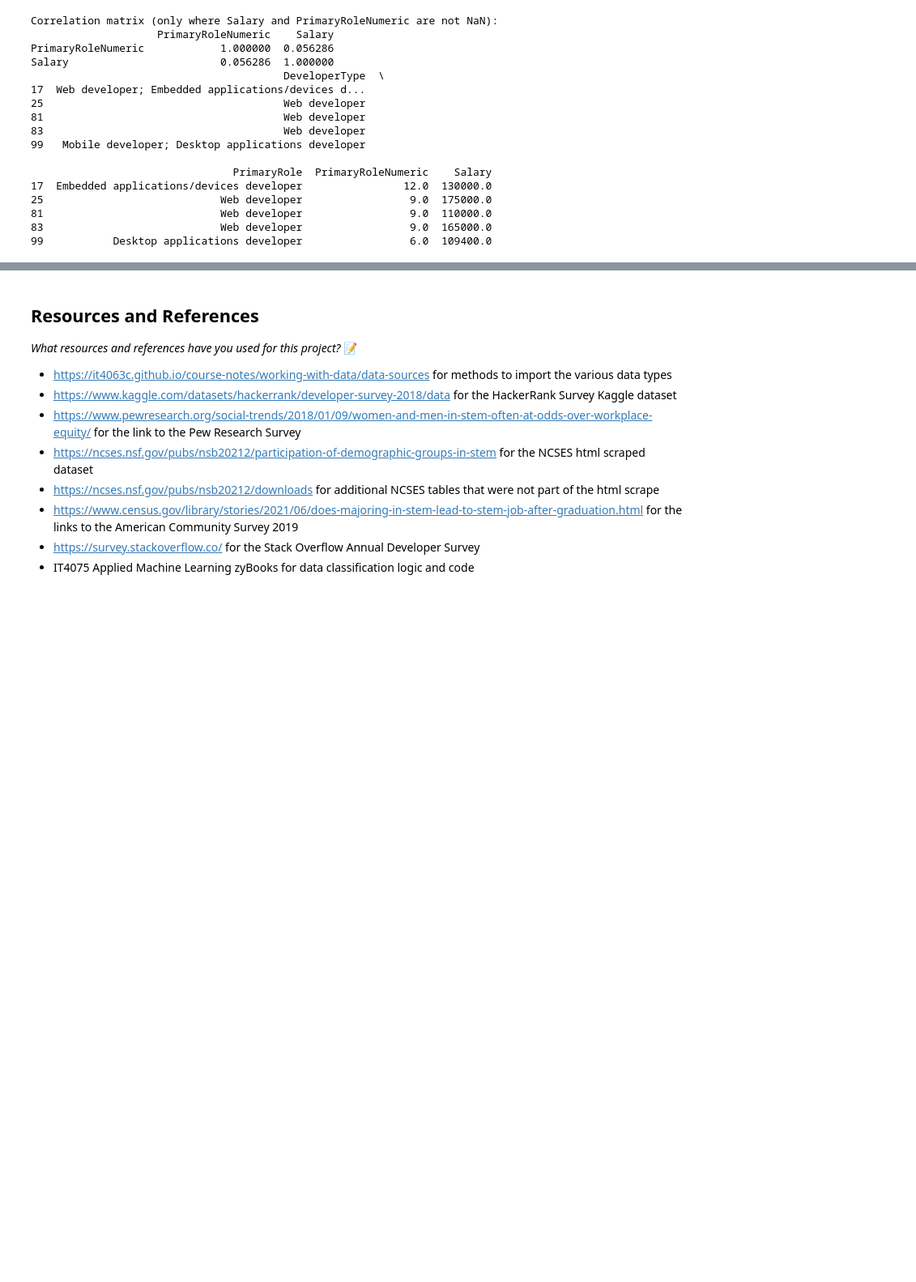
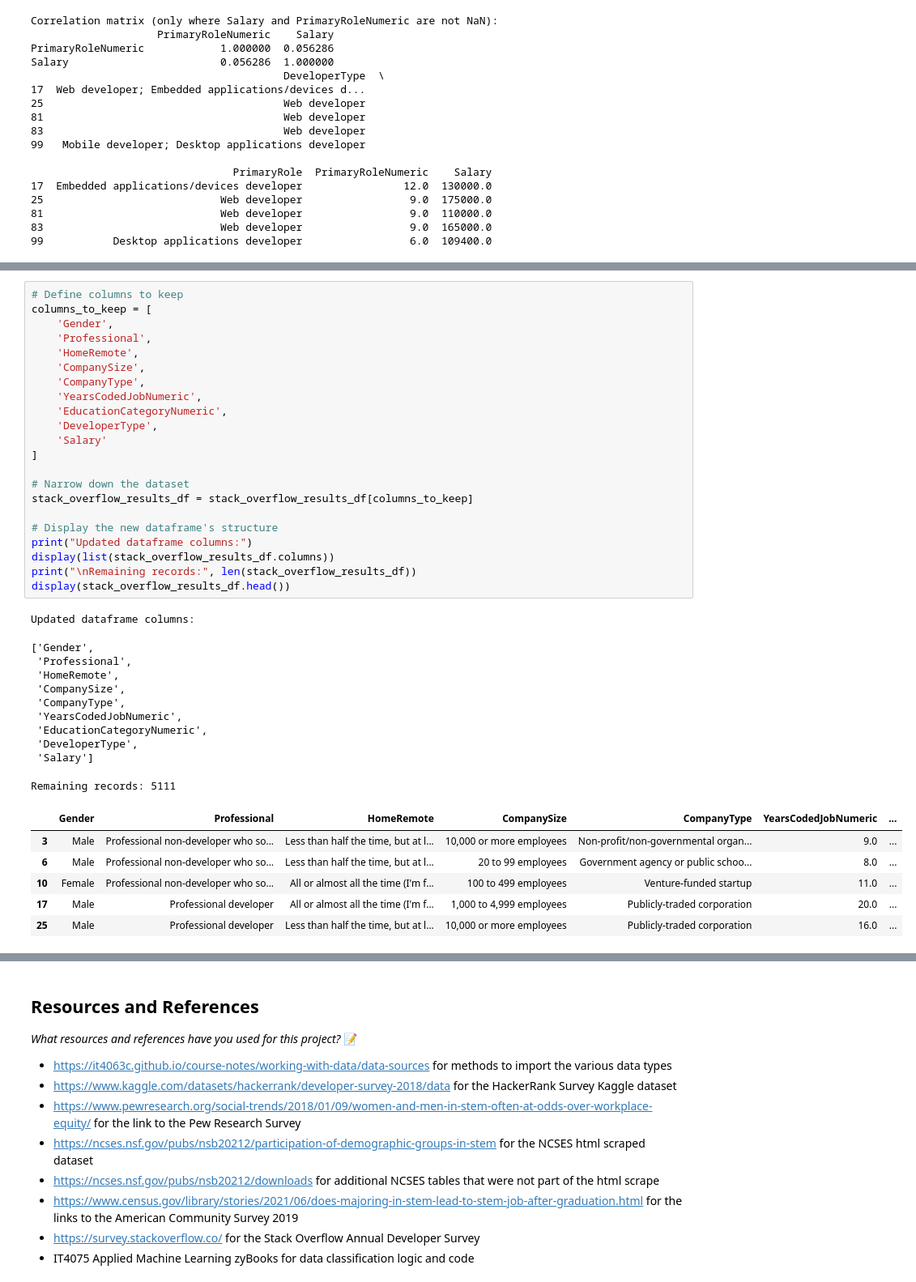
Before and after one commit to IT4063C-Fall24/final-project-yaumj, a Jupyter notebook: source.ipynb, the cells around one changed output, grey strips where cells are left out. Shown at 81% size. Cells and saved outputs as stored; diff of their text form; blank space fills up the shorter version.

```diff
--- a/source.ipynb
+++ b/source.ipynb
@@ -4005,0 +4087,40 @@ Salary                        0.056286  1.000000
+# %%
+# Define columns to keep
+columns_to_keep = [
+    'Gender',
+    'Professional',
+    'HomeRemote',
+    'CompanySize',
+    'CompanyType',
+    'YearsCodedJobNumeric',
+    'EducationCategoryNumeric',
+    'DeveloperType',
+    'Salary'
+]
+
+# Narrow down the dataset
+stack_overflow_results_df = stack_overflow_results_df[columns_to_keep]
+
+# Display the new dataframe's structure
+print("Updated dataframe columns:")
+display(list(stack_overflow_results_df.columns))
+print("\nRemaining records:", len(stack_overflow_results_df))
+display(stack_overflow_results_df.head())
+# %% [output]
+Updated dataframe columns:
+['Gender',
+ 'Professional',
+ 'HomeRemote',
+ 'CompanySize',
+ 'CompanyType',
+ 'YearsCodedJobNumeric',
+ 'EducationCategoryNumeric',
+ 'DeveloperType',
+ 'Salary']
+Remaining records: 5111
+|  | Gender | Professional | HomeRemote | CompanySize | CompanyType | YearsCodedJobNumeric | ... |
+| 3 | Male | Professional non-developer who so... | Less than half the time, but at l... | 10,000 or more employees | Non-profit/non-governmental organ... | 9.0 | ... |
+| 6 | Male | Professional non-developer who so... | Less than half the time, but at l... | 20 to 99 employees | Government agency or public schoo... | 8.0 | ... |
+| 10 | Female | Professional non-developer who so... | All or almost all the time (I'm f... | 100 to 499 employees | Venture-funded startup | 11.0 | ... |
+| 17 | Male | Professional developer | All or almost all the time (I'm f... | 1,000 to 4,999 employees | Publicly-traded corporation | 20.0 | ... |
+| 25 | Male | Professional developer | Less than half the time, but at l... | 10,000 or more employees | Publicly-traded corporation | 16.0 | ... |
```
Also changed, not shown: parts of 17 cells of this notebook, 1 other file.
